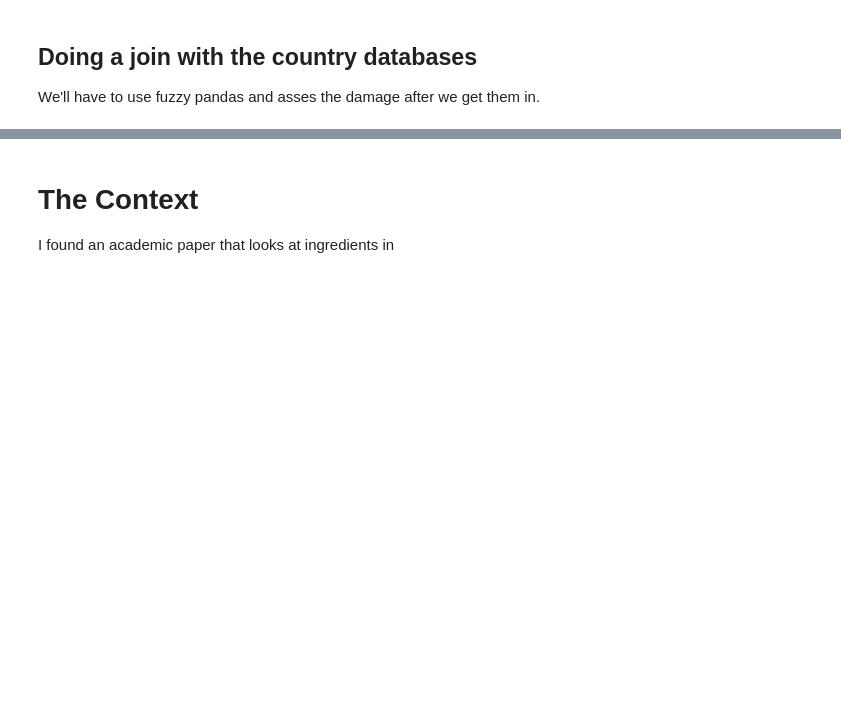
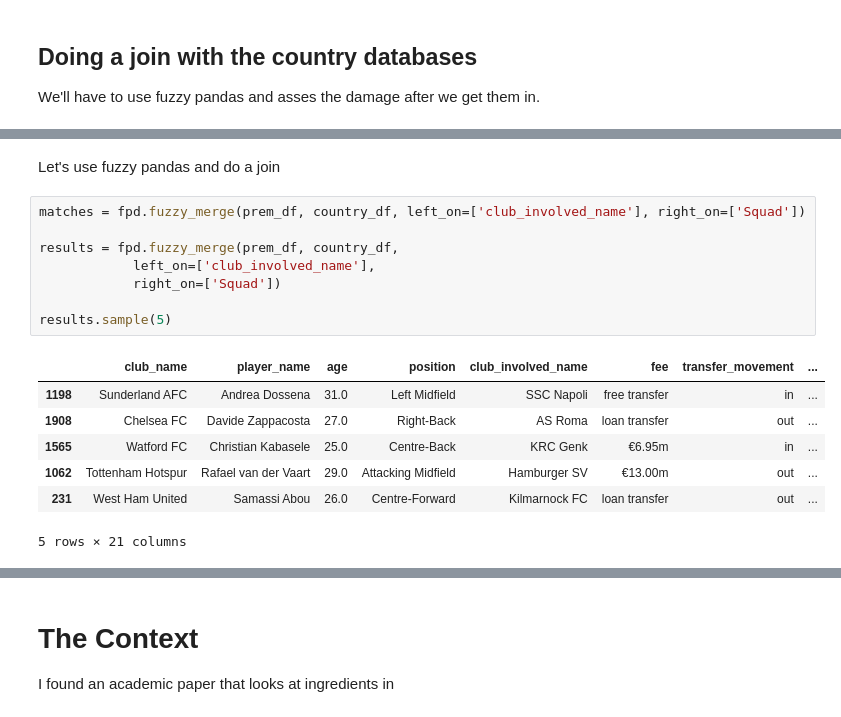
Before and after one commit to AhanPenkar/transfer-analysis, a Jupyter notebook: notebook.ipynb, the cells around one changed output, grey strips where cells are left out. Saved outputs shown, nothing was run; the diff lists cells and outputs as text; blank space fills up the shorter version.

Commit message:
first succesful merge

```diff
--- a/notebook.ipynb
+++ b/notebook.ipynb
@@ -85,0 +144,18 @@ japan_df['country'] = 'Japan'
+# %% [markdown]
+Let's use fuzzy pandas and do a join
+# %%
+matches = fpd.fuzzy_merge(prem_df, country_df, left_on=['club_involved_name'], right_on=['Squad'])
+
+results = fpd.fuzzy_merge(prem_df, country_df,
+            left_on=['club_involved_name'],
+            right_on=['Squad'])
+
+results.sample(5)
+# %% [output]
+|  | club_name | player_name | age | position | club_involved_name | fee | transfer_movement | ... |
+| 1198 | Sunderland AFC | Andrea Dossena | 31.0 | Left Midfield | SSC Napoli | free transfer | in | ... |
+| 1908 | Chelsea FC | Davide Zappacosta | 27.0 | Right-Back | AS Roma | loan transfer | out | ... |
+| 1565 | Watford FC | Christian Kabasele | 25.0 | Centre-Back | KRC Genk | €6.95m | in | ... |
+| 1062 | Tottenham Hotspur | Rafael van der Vaart | 29.0 | Attacking Midfield | Hamburger SV | €13.00m | out | ... |
+| 231 | West Ham United | Samassi Abou | 26.0 | Centre-Forward | Kilmarnock FC | loan transfer | out | ... |
+5 rows × 21 columns
```
Also changed, not shown: parts of 8 cells of this notebook, 6 other files.
